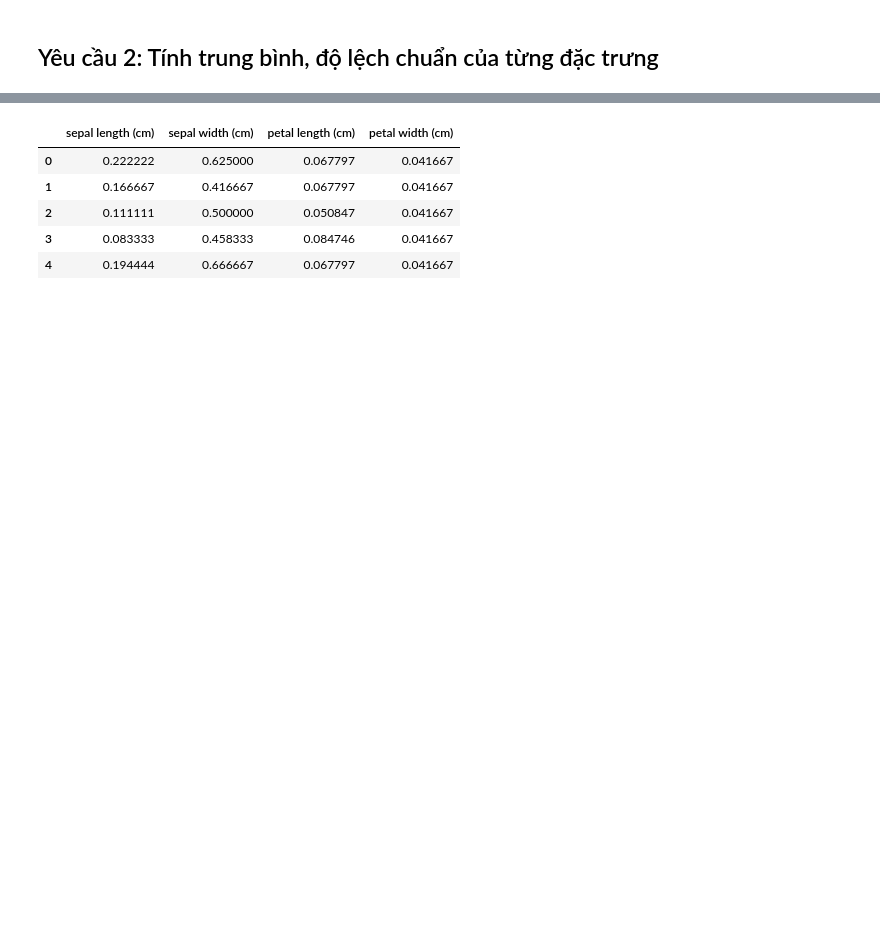
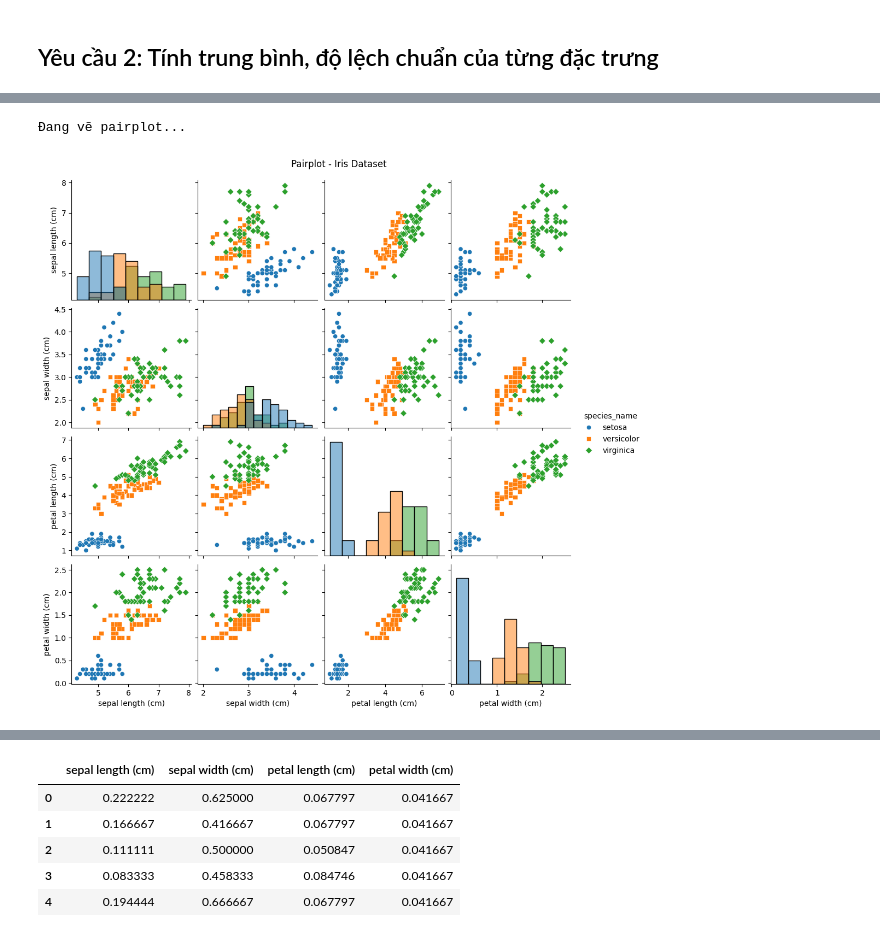
Before and after one commit to AuNguyen365/Data_mining_Practice, a Jupyter notebook: practice1_eda/bai2/iris_eda.ipynb, the cells around one changed output, grey strips where cells are left out. Cells and saved outputs as stored; diff of their text form; code cells hidden in the pictures; blank space fills up the shorter version.

```diff
--- a/practice1_eda/bai2/iris_eda.ipynb
+++ b/practice1_eda/bai2/iris_eda.ipynb
@@ -60,0 +128,31 @@ plt.show()
+# %%
+#Yêu cầu 3
+# %%
+species_mapping = {
+    0: "setosa",
+    1: "versicolor",
+    2: "virginica"
+}
+
+df["species_name"] = df["species"].map(species_mapping)
+# %%
+# %%
+print("Đang vẽ pairplot...")
+
+pairplot = sns.pairplot(
+    df,
+    hue="species_name",
+    vars=iris.feature_names,
+    diag_kind="hist",
+    markers=["o", "s", "D"]
+)
+
+pairplot.fig.suptitle(
+    "Pairplot - Iris Dataset",
+    y=1.02
+)
+
+plt.show()
+# %% [output]
+Đang vẽ pairplot...
+[figure, added]
```
Also changed, not shown: parts of 8 cells of this notebook, 1 other file.
